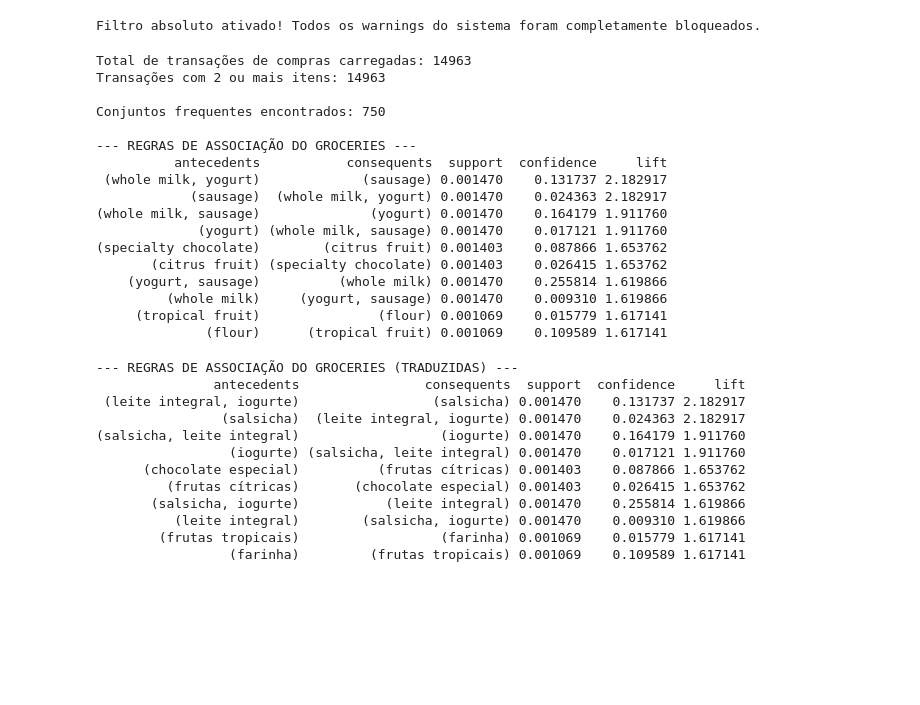
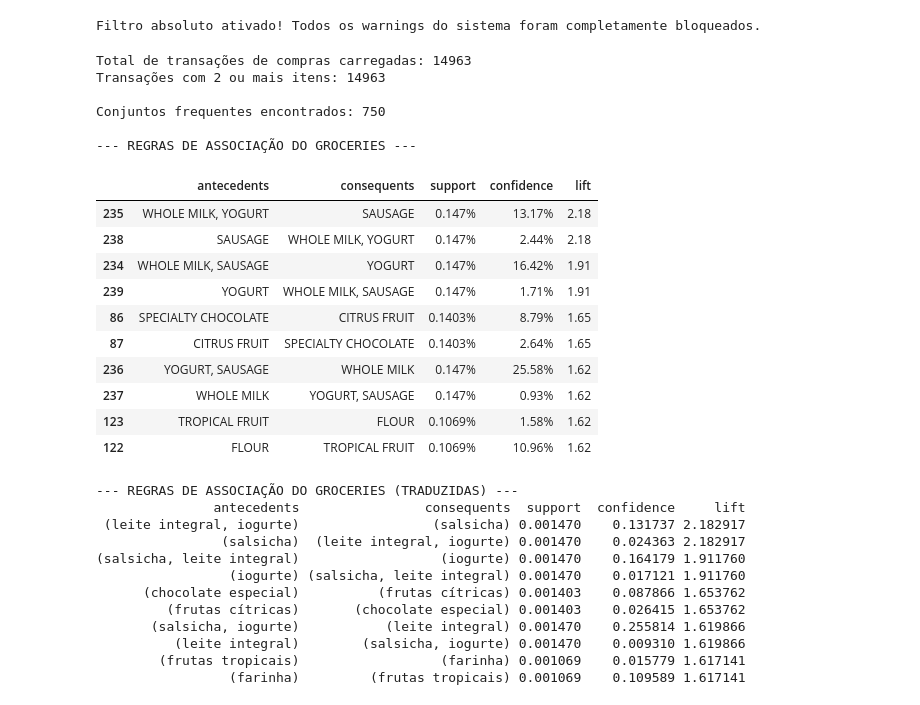
Before and after one commit to TrabalhoCanarozo/Minera-o_dados, a Jupyter notebook: Mineração_produtos.ipynb, the cells around one changed output. Saved outputs shown, nothing was run; the diff lists cells and outputs as text; code cells hidden in the pictures; blank space fills up the shorter version.

Commit message:
Melhoria do código: parte 2

```diff
--- a/Mineração_produtos.ipynb
+++ b/Mineração_produtos.ipynb
@@ -46,57 +46,60 @@ print(f"Total de transações de compras carregadas: {len(transacoes_groceries)}
 # ==========================================
 # 2. PRÉ-PROCESSAMENTO (TransactionEncoder)
 # ==========================================
-# Filtramos carrinhos vazios ou unitários se quisermos regras mais ricas
 transacoes_filtradas = [t for t in transacoes_groceries if len(t) >= 2]
 print(f"Transações com 2 ou mais itens: {len(transacoes_filtradas)}")
 
-# Converte a lista de transações em uma matriz One-Hot (True/False) exigida pelo Apriori
+# Otimização: Usando representação esparsa (sparse=True) para economizar memória
 te = TransactionEncoder()
-te_ary = te.fit(transacoes_filtradas).transform(transacoes_filtradas)
-df_encoded = pd.DataFrame(te_ary, columns=te.columns_)
+te_ary = te.fit(transacoes_filtradas).transform(transacoes_filtradas, sparse=True)
+df_encoded = pd.DataFrame.sparse.from_spmatrix(te_ary, columns=te.columns_)
 
 # ==========================================
 # 3. APLICAÇÃO DO ALGORITMO APRIORI
 # ==========================================
-# Ajustado o suporte mínimo para 0.001 (0.1%) para encontrar regras consistentes
 frequent_itemsets = apriori(df_encoded, min_support=0.001, use_colnames=True)
-
 print(f"\nConjuntos frequentes encontrados: {len(frequent_itemsets)}")
 
 # ==========================================
 # 4. GERAÇÃO DAS REGRAS DE ASSOCIAÇÃO
 # ==========================================
 regras = association_rules(frequent_itemsets, metric="lift", min_threshold=1.0)
 
-# Ordenando por Lift e Confiança
-regras_ordenadas = ...
-
-# Se houver regras, formatar e mostrar as top 10
 if not regras.empty:
     regras_ordenadas = regras.sort_values(by=['lift', 'confidence'], ascending=False)
     print("\n--- REGRAS DE ASSOCIAÇÃO DO GROCERIES ---")
-    resultado_final = regras_ordenadas[['antecedents', 'consequents', 'support', 'confidence', 'lift']]
-    print(resultado_final.head(10).to_string(index=False))
+
+    # Melhoria visual: Formatação amigável das regras de associação
+    resultado_final = regras_ordenadas[['antecedents', 'consequents', 'support', 'confidence', 'lift']].copy()
+    resultado_final['antecedents'] = resultado_final['antecedents'].apply(lambda x: ', '.join(list(x)).upper())
+    resultado_final['consequents'] = resultado_final['consequents'].apply(lambda x: ', '.join(list(x)).upper())
+
+    # Formatação de porcentagem e decimais para exibição limpa
+    resultado_final['support'] = resultado_final['support'].multiply(100).round(4).astype(str) + '%'
+    resultado_final['confidence'] = resultado_final['confidence'].multiply(100).round(2).astype(str) + '%'
+    resultado_final['lift'] = resultado_final['lift'].round(2)
+
+    display(resultado_final.head(10))
 else:
     print("Nenhuma regra encontrada com a configuração atual.")
 # %% [output]
 Total de transações de compras carregadas: 14963
 Transações com 2 ou mais itens: 14963
 
 Conjuntos frequentes encontrados: 750
 
 --- REGRAS DE ASSOCIAÇÃO DO GROCERIES ---
-          antecedents           consequents  support  confidence     lift
- (whole milk, yogurt)             (sausage) 0.001470    0.131737 2.182917
-            (sausage)  (whole milk, yogurt) 0.001470    0.024363 2.182917
-(whole milk, sausage)              (yogurt) 0.001470    0.164179 1.911760
-             (yogurt) (whole milk, sausage) 0.001470    0.017121 1.911760
-(specialty chocolate)        (citrus fruit) 0.001403    0.087866 1.653762
-       (citrus fruit) (specialty chocolate) 0.001403    0.026415 1.653762
-    (yogurt, sausage)          (whole milk) 0.001470    0.255814 1.619866
-         (whole milk)     (yogurt, sausage) 0.001470    0.009310 1.619866
-     (tropical fruit)               (flour) 0.001069    0.015779 1.617141
-              (flour)      (tropical fruit) 0.001069    0.109589 1.617141
+|  | antecedents | consequents | support | confidence | lift |
+| 235 | WHOLE MILK, YOGURT | SAUSAGE | 0.147% | 13.17% | 2.18 |
+| 238 | SAUSAGE | WHOLE MILK, YOGURT | 0.147% | 2.44% | 2.18 |
+| 234 | WHOLE MILK, SAUSAGE | YOGURT | 0.147% | 16.42% | 1.91 |
+| 239 | YOGURT | WHOLE MILK, SAUSAGE | 0.147% | 1.71% | 1.91 |
+| 86 | SPECIALTY CHOCOLATE | CITRUS FRUIT | 0.1403% | 8.79% | 1.65 |
+| 87 | CITRUS FRUIT | SPECIALTY CHOCOLATE | 0.1403% | 2.64% | 1.65 |
+| 236 | YOGURT, SAUSAGE | WHOLE MILK | 0.147% | 25.58% | 1.62 |
+| 237 | WHOLE MILK | YOGURT, SAUSAGE | 0.147% | 0.93% | 1.62 |
+| 123 | TROPICAL FRUIT | FLOUR | 0.1069% | 1.58% | 1.62 |
+| 122 | FLOUR | TROPICAL FRUIT | 0.1069% | 10.96% | 1.62 |
 # %%
 import warnings
 warnings.filterwarnings("ignore", category=DeprecationWarning)
```
